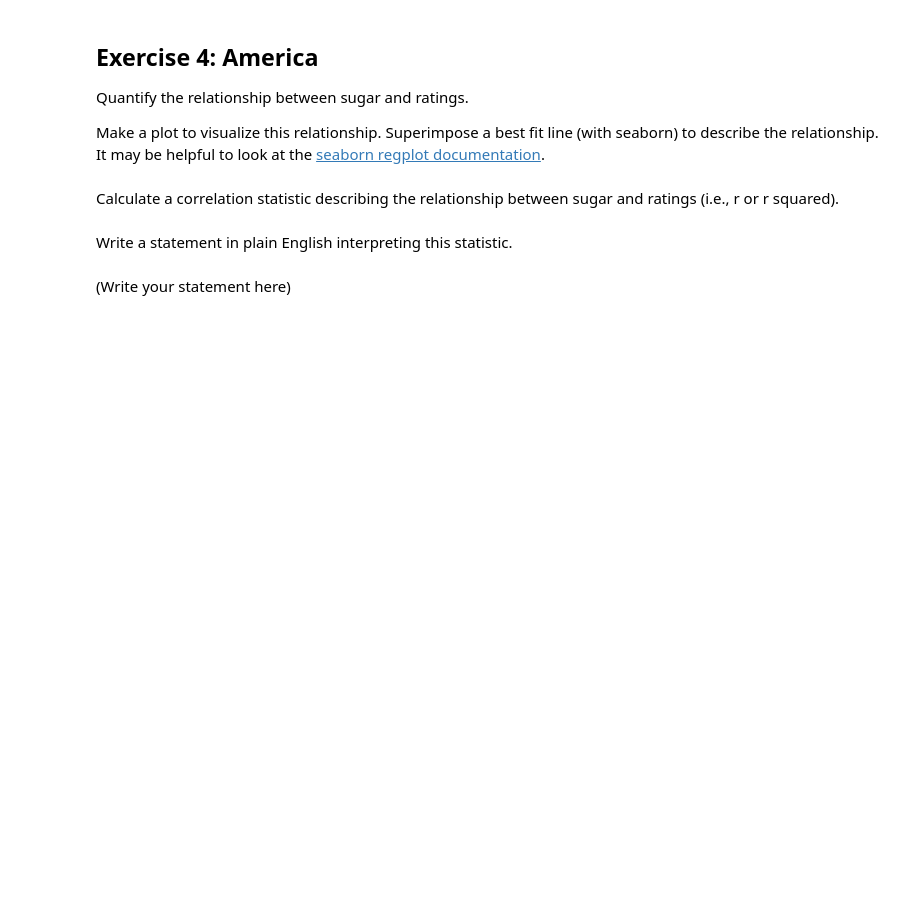
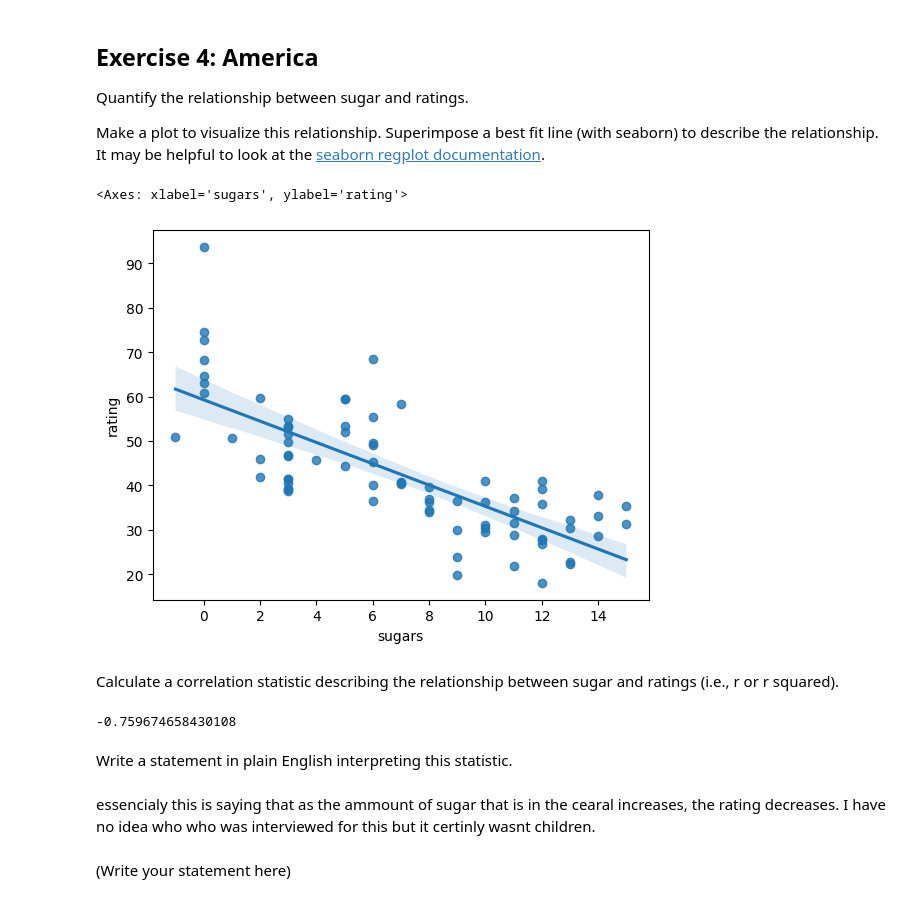
Before and after one commit to dsynderg/CS-180-assignments, a Jupyter notebook: 05_cereal.ipynb, the cells around one changed output. Drawn from its saved outputs; the diff is of its cells as text; code cells hidden in the pictures; blank space fills up the shorter version.

```diff
--- a/05_cereal.ipynb
+++ b/05_cereal.ipynb
@@ -191,3 +164,8 @@ Make a plot to visualize this relationship. Superimpose a best fit line (with se
+# %%
+sns.regplot(x=cereal['sugars'],y=cereal['rating'])
+# %% [output]
+<Axes: xlabel='sugars', ylabel='rating'>
+[figure, added]
 # %% [markdown]
 
 Calculate a correlation statistic describing the relationship between sugar and ratings  (i.e., r or r squared).
@@ -194,7 +176,13 @@ Calculate a correlation statistic describing the relationship between sugar and
 # %%
 # Calculate the statistic using this cell:
+r2, p_value = pearsonr(cereal["sugars"],cereal['rating'])
+print(r2)
+# %% [output]
+-0.759674658430108
 # %% [markdown]
 Write a statement in plain English interpreting this statistic.
+# %% [markdown]
+essencialy this is saying that as the ammount of sugar that is in the cearal increases, the rating decreases. I have no idea who who was interviewed for this but it certinly wasnt children.
 # %% [markdown]
 (Write your statement here)
 # %% [markdown]
```
Also changed, not shown: parts of 20 cells of this notebook.
